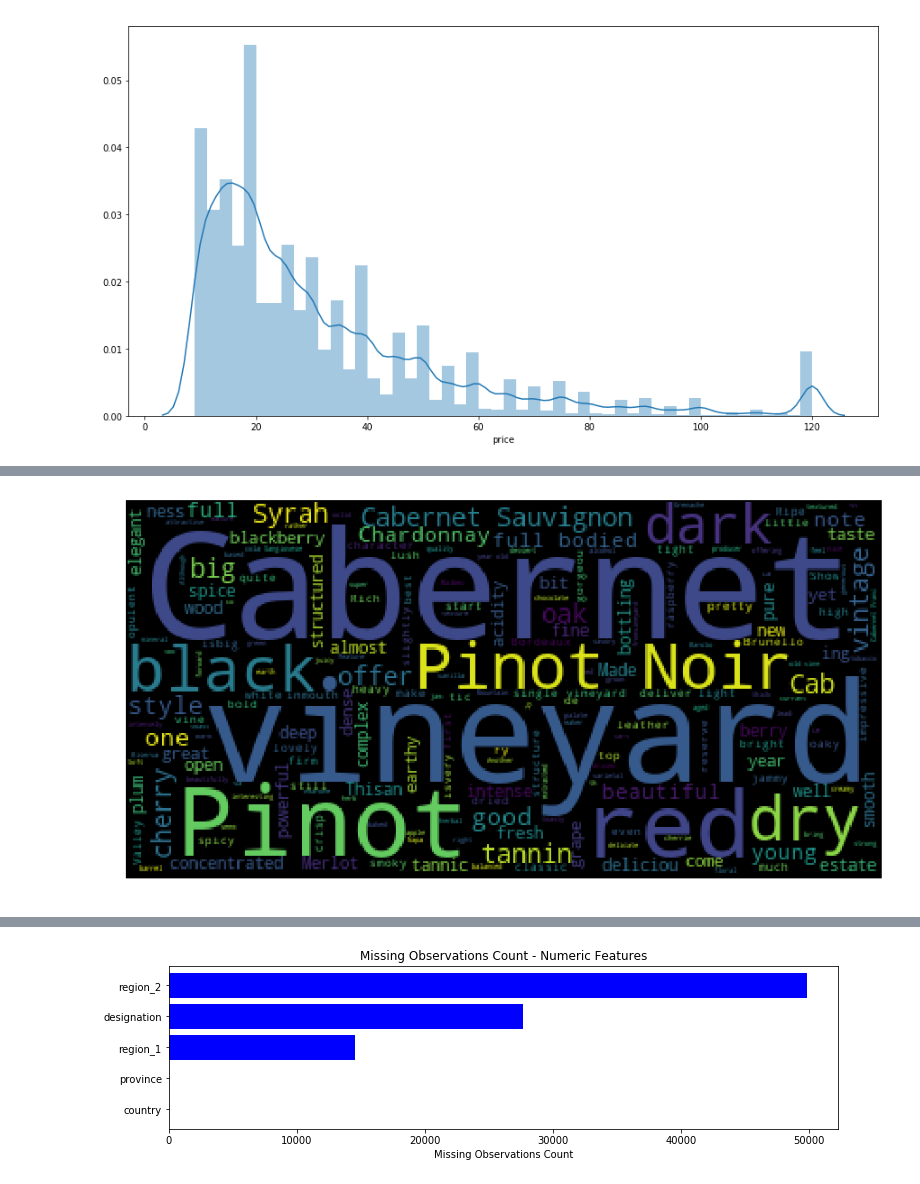
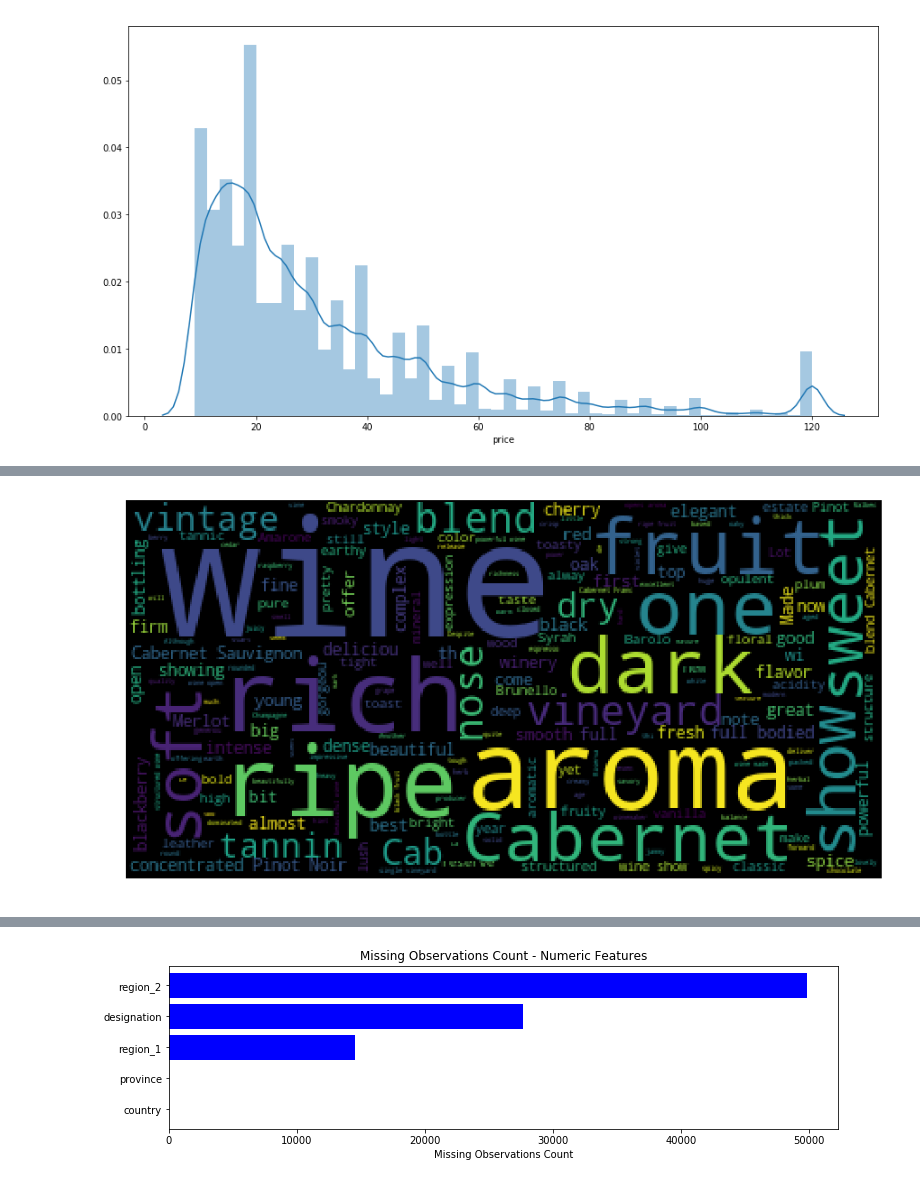
Before and after one commit to Ryan-Ashton/ML_App, a Jupyter notebook: Wine_Review_Price_Prediction.ipynb, the cells around one changed output, grey strips where cells are left out. Drawn from its saved outputs; the diff is of its cells as text; code cells hidden in the pictures.

```diff
--- a/Wine_Review_Price_Prediction.ipynb
+++ b/Wine_Review_Price_Prediction.ipynb
@@ -88,5 +86,3 @@ news_train_df = remove_outliers(df, columns_outlier)
 news_train_df.shape
 # %% [output]
 (97851, 10)
-# %%
-df = news_train_df
@@ -344,12 +310,12 @@ Counter(" ".join(df_under["extended_description"]).split()).most_common(50)
 # %%
 plt.figure(figsize=(15,8))
-df_over = df[df['price'] > 40]
+df_over = df[df['price'] > 60]
 wordcloud = WordCloud().generate(df_over['extended_description'].to_string())
 plt.imshow(wordcloud)
 plt.axis("off")
 plt.show()
 # %% [output]
-[figure, old version]
+[figure, new version]
 # %%
 Counter(" ".join(df_over["extended_description"]).split()).most_common(50)
 # %% [output]
```
Also changed, not shown: parts of 16 cells of this notebook, 4 other files.
